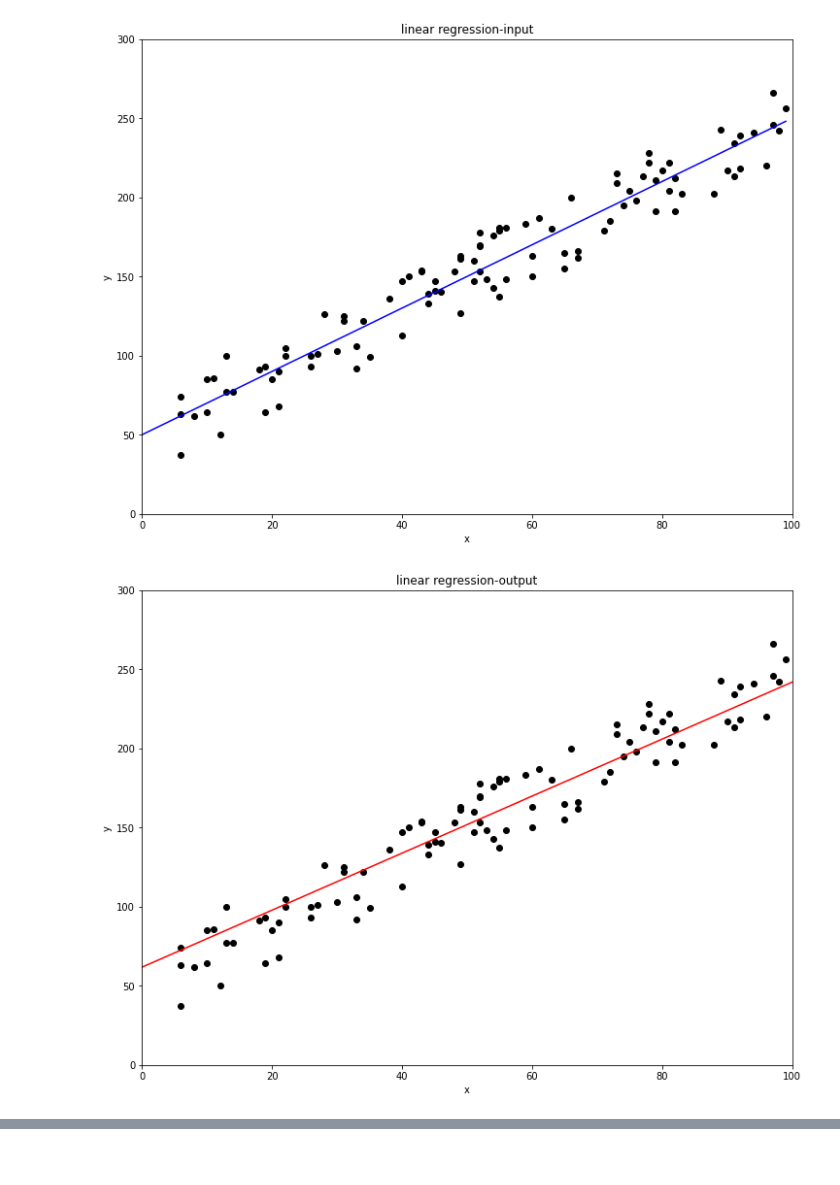
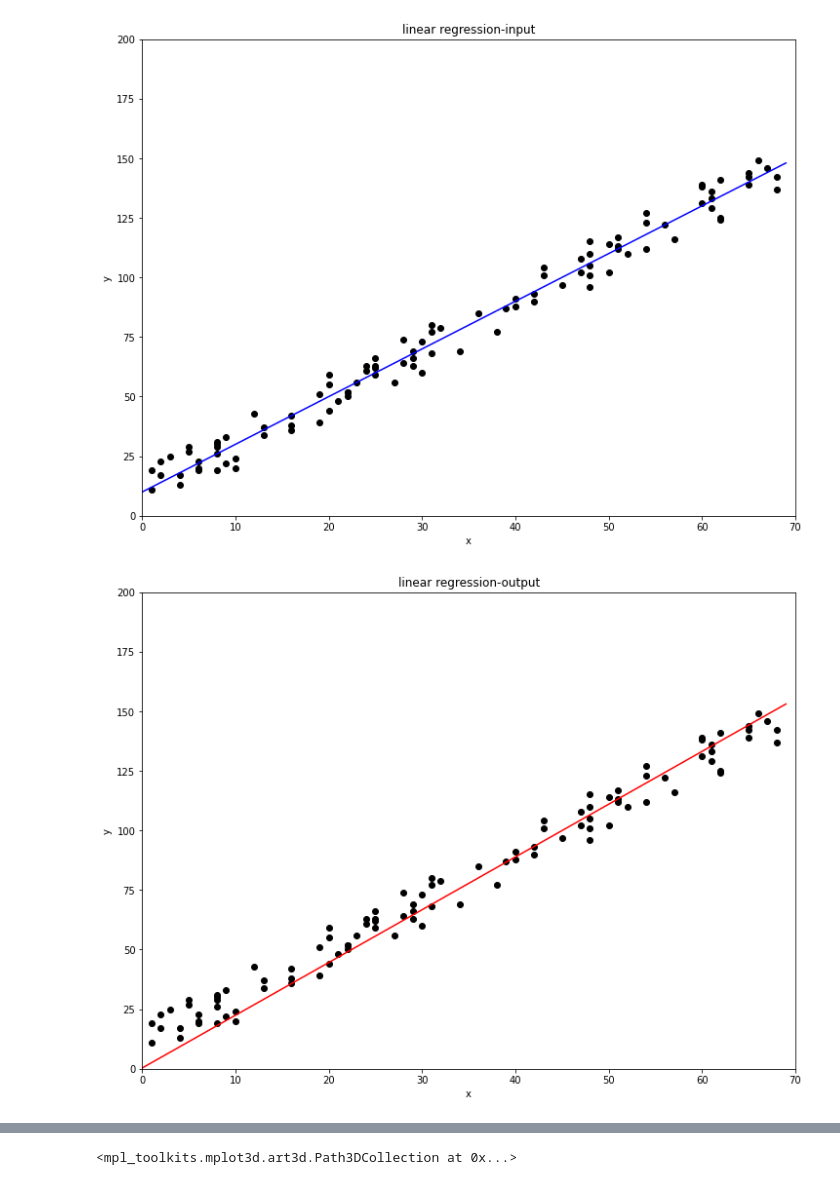
Before and after one commit to susanna1221/MachineLearningHW, a Jupyter notebook: MachineLearning.ipynb, the cells around one changed output, grey strips where cells are left out. Cells and saved outputs as stored; diff of their text form; code cells hidden in the pictures; blank space fills up the shorter version.

Commit message:
Plotting the model parameters-1ver.

```diff
--- a/MachineLearning.ipynb
+++ b/MachineLearning.ipynb
@@ -1,5 +1,4 @@
 # %%
-import tensorflow as tf
 import numpy as np
 from matplotlib import pyplot as plt
 import random
@@ -15,7 +14,7 @@ def compute_cost(theta, x, y):
 
 
 #input
-#y=ax+b => y=2x+50
+#y=ax+b => y=2x+5
 data_len=100
 data_x=np.zeros(data_len)
 data_y=np.zeros(data_len)
@@ -23,66 +22,70 @@ i = 0
 
 while i < len(data):
 
-  data_x[i]=random.randrange(1,100)
-  data_y[i]=2*data_x[i]+random.randrange(-25,25)+50
+  data_x[i]=random.randrange(1,70)
+  data_y[i]=2*data_x[i]+random.randrange(-10,10)+10
   i+=1;
 
 
-a = range(0, 100)
-b = [2*v+50 for v in a]
+a = range(0, 70)
+b = [2*v+10 for v in a]
 plt.plot(a, b, c='blue')
 plt.scatter(data_x, data_y,c='black')
 plt.xlabel('x')
 plt.ylabel('y')
 plt.title('linear regression-input')
-plt.axis([0, 100, 0, 300])
+plt.axis([0, 70, 0, 200])
 plt.show()
 
 
 #y = Theta0 + Theta1 * x
-theta=[5,1]
+theta=[0,0]
 alpha=0.0001
 num=1000
+
+n = float(len(data_x))
 J_history=np.zeros(num)
 theta_history=np.zeros((num,2))
 
 
+
 for i in range(num):
-  prediction=theta[0]+theta[1]*data_x
-  t0 = -(1/len(data_x))*alpha*np.sum((prediction-data_y)*data_x)
-  t1 = -(1/len(data_x))*alpha*np.sum(prediction-data_y)
-  theta[0]+=t0
-  theta[1]+=t1
-  J_history[i]=compute_cost(theta,data_x,data_y)
-  theta_history[i,0]=theta[0]
-  theta_history[i,1]=theta[1]
+    prediction=theta[1]*data_x+theta[0]
+    loss=prediction - data_y
+    t0 = alpha*(1/n)*np.sum(loss)
+    t1 = alpha*(1/n)*np.sum(loss*data_x)
 
 
-w = range(0, 300)
+    theta[0]-=t0
+    theta[1]-=t1
+
+    J_history[i]=compute_cost(theta,data_x,data_y)
+    theta_history[i,0]=theta[0]
+    theta_history[i,1]=theta[1]
+
+
+w = range(0, 70)
 q = [theta[1]*v+theta[0] for v in w]
 plt.plot(w, q, c='red')
 plt.scatter(data_x, data_y,c='black')
 plt.xlabel('x')
 plt.ylabel('y')
 plt.title('linear regression-output')
-plt.axis([0, 100, 0, 300])
+plt.axis([0, 70, 0, 200])
 plt.show()
 
 print(compute_cost(theta, data_x, data_y))
 
 fig = plt.figure()
 
 
 ax = fig.add_subplot(111,projection='3d')
 x=theta_history[:,0]
 y=theta_history[:,1]
 z=J_history
-ax.scatter(x,y,z)
-
-
-
-
-print(compute_cost(theta, data_x, data_y))
+ax.scatter(x,y,z,c='blue')
+ax.scatter(x,0,0,c='red')
+ax.scatter(0,y,0,c='blue')
 # %% [output]
-[figure, old version]
+[figure, new version]
-[figure, old version]
+[figure, new version]
@@ -90,0 +109 @@ print(compute_cost(theta, data_x, data_y))
+<mpl_toolkits.mplot3d.art3d.Path3DCollection at 0x...>
```
Also changed, not shown: parts of 1 cell of this notebook.
